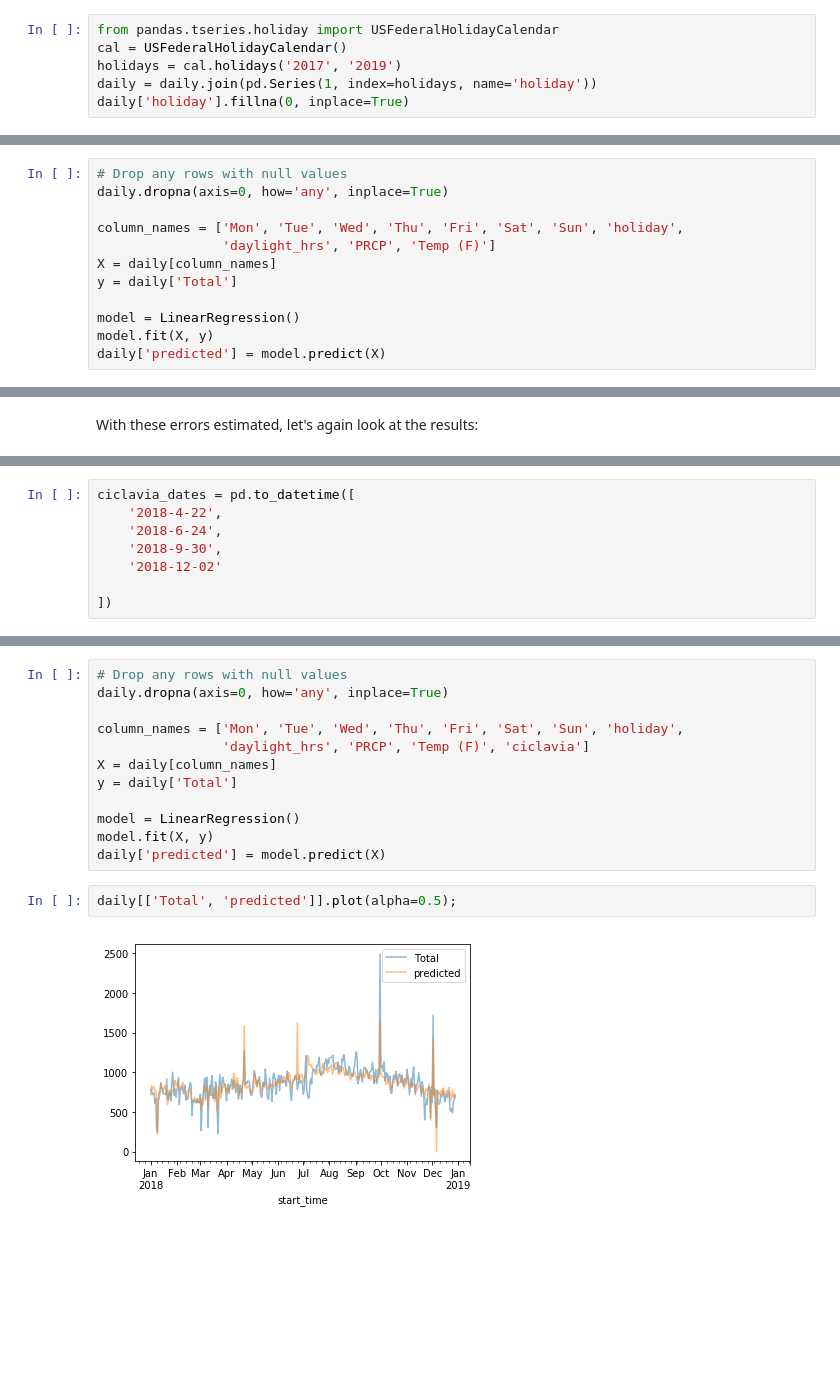
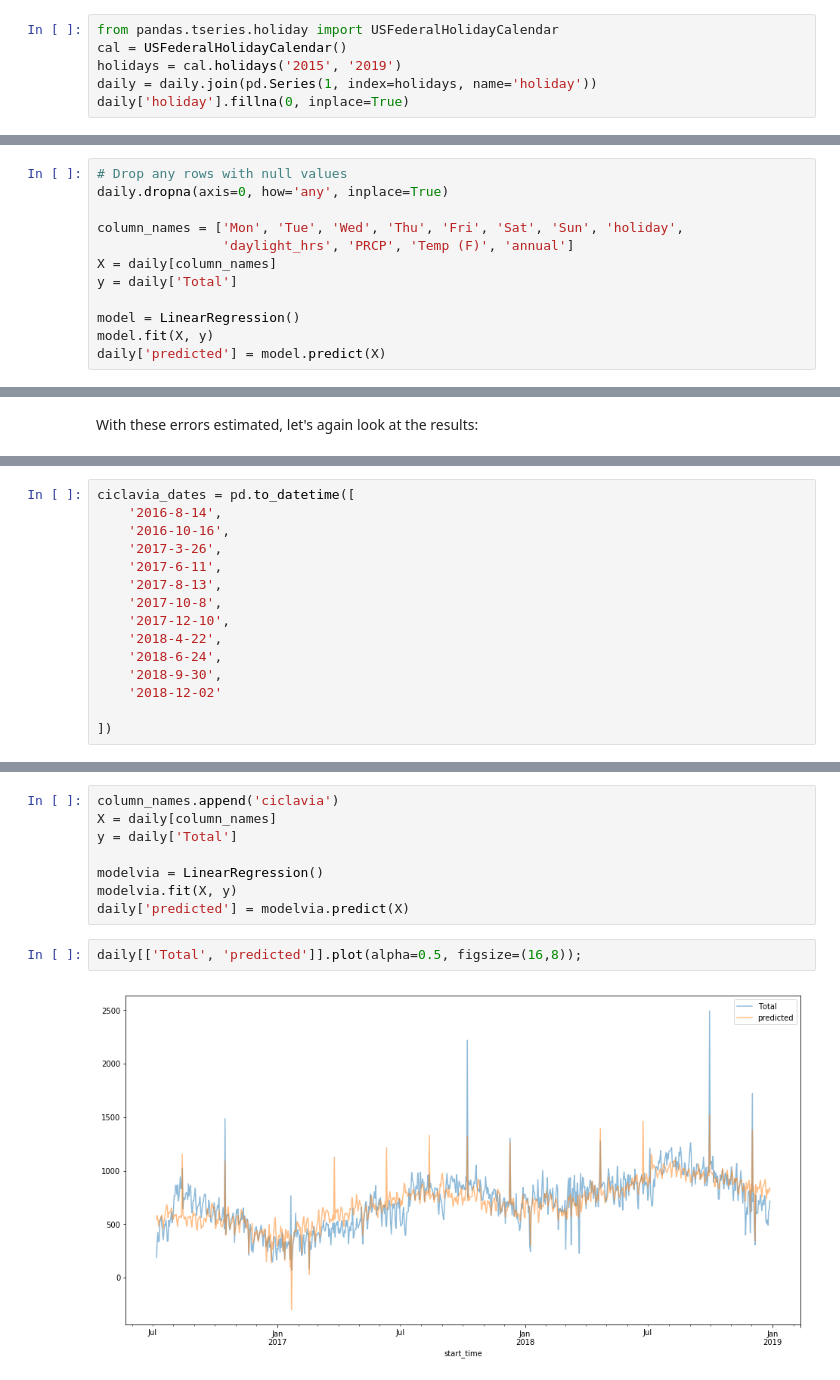
Before and after one commit to ian-r-rose/school-of-data-la-machine-learning, a Jupyter notebook: notebooks/metro-bikeshare-regression.ipynb, the cells around one changed output, grey strips where cells are left out. Cells and saved outputs as stored; diff of their text form; blank space fills up the shorter version.

```diff
--- a/notebooks/metro-bikeshare-regression.ipynb
+++ b/notebooks/metro-bikeshare-regression.ipynb
@@ -43,7 +49,7 @@ daily.head()
 # %%
 from pandas.tseries.holiday import USFederalHolidayCalendar
 cal = USFederalHolidayCalendar()
-holidays = cal.holidays('2017', '2019')
+holidays = cal.holidays('2015', '2019')
 daily = daily.join(pd.Series(1, index=holidays, name='holiday'))
 daily['holiday'].fillna(0, inplace=True)
 # %%
@@ -82,7 +88,7 @@ daily = daily.join(weather[['PRCP', 'Temp (F)']])
 daily.dropna(axis=0, how='any', inplace=True)
 
 column_names = ['Mon', 'Tue', 'Wed', 'Thu', 'Fri', 'Sat', 'Sun', 'holiday',
-                'daylight_hrs', 'PRCP', 'Temp (F)']
+                'daylight_hrs', 'PRCP', 'Temp (F)', 'annual']
 X = daily[column_names]
 y = daily['Total']
 
@@ -134,5 +142,12 @@ Temp (F)        14.0    2.0
 # %%
 ciclavia_dates = pd.to_datetime([
+    '2016-8-14',
+    '2016-10-16',
+    '2017-3-26',
+    '2017-6-11',
+    '2017-8-13',
+    '2017-10-8',
+    '2017-12-10',
     '2018-4-22',
     '2018-6-24',
     '2018-9-30',
@@ -149,19 +159,15 @@ daily['ciclavia'] = 0
 for date in ciclavia_dates:
     daily.at[date, 'ciclavia'] = 1
 # %%
-# Drop any rows with null values
-daily.dropna(axis=0, how='any', inplace=True)
-
-column_names = ['Mon', 'Tue', 'Wed', 'Thu', 'Fri', 'Sat', 'Sun', 'holiday',
-                'daylight_hrs', 'PRCP', 'Temp (F)', 'ciclavia']
+column_names.append('ciclavia')
 X = daily[column_names]
 y = daily['Total']
 
-model = LinearRegression()
-model.fit(X, y)
-daily['predicted'] = model.predict(X)
+modelvia = LinearRegression()
+modelvia.fit(X, y)
+daily['predicted'] = modelvia.predict(X)
 # %%
-daily[['Total', 'predicted']].plot(alpha=0.5);
+daily[['Total', 'predicted']].plot(alpha=0.5, figsize=(16,8));
 # %% [output]
-[figure, old version]
+[figure, new version]
 # %%
```
Also changed, not shown: parts of 18 cells of this notebook, 7 other files.
